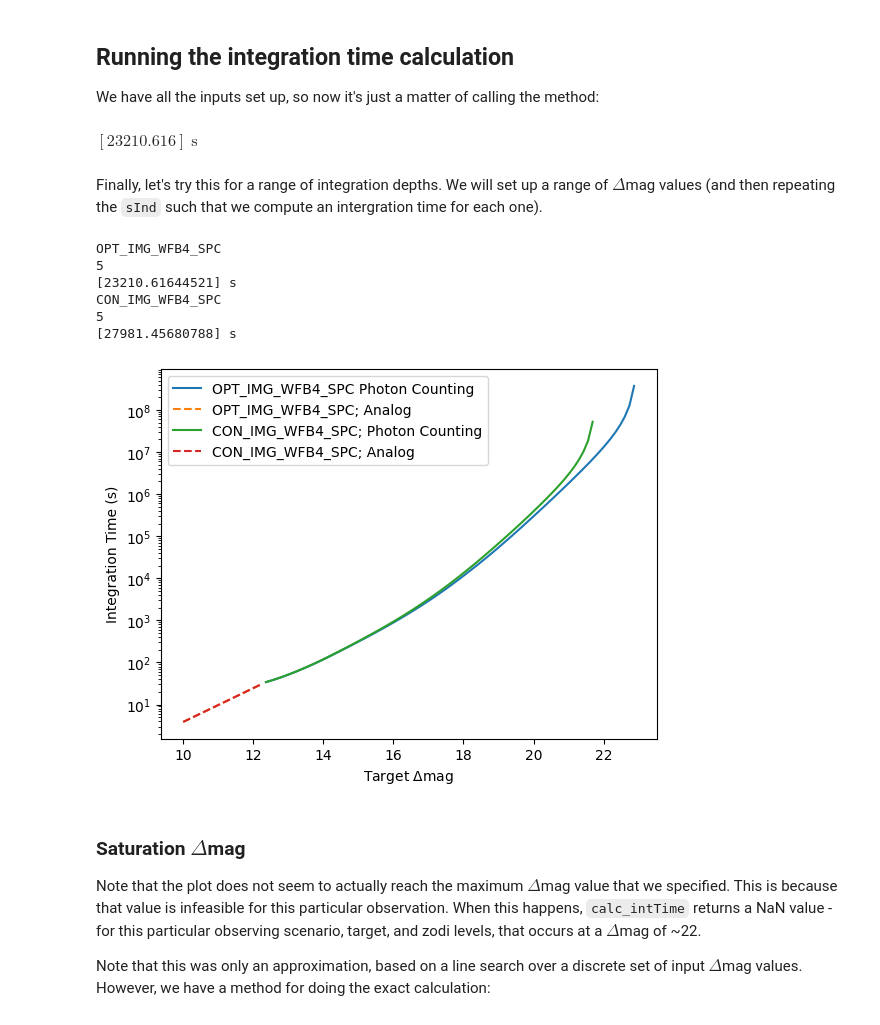
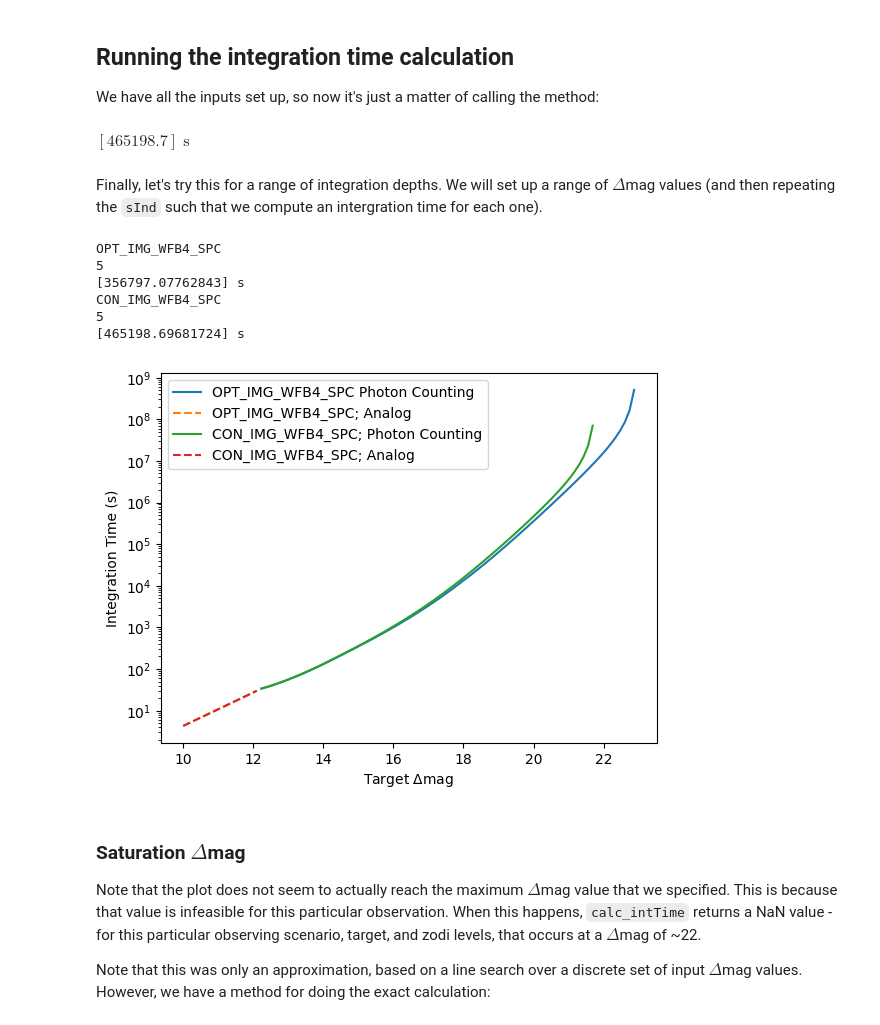
Before and after one commit to ChenXie-astro/corgietc, a Jupyter notebook: 01_Anatomy_of_an_Integration_Time_Calculation_HD163296.ipynb, the cells around one changed output. Drawn from its saved outputs; the diff is of its cells as text; code cells hidden in the pictures.

```diff
--- a/01_Anatomy_of_an_Integration_Time_Calculation_HD163296.ipynb
+++ b/01_Anatomy_of_an_Integration_Time_Calculation_HD163296.ipynb
@@ -248,6 +248,6 @@ CON_SPEC_NFB3_SPC
 # %% [markdown]
 We will pick the first mode from the list - optimistic HLC with imaging in Band 1:
 # %%
-mode = OS.observingModes[2]
+mode = OS.observingModes[3]
 print(mode)
 # %% [output]
@@ -276,14 +276,14 @@ There was a lot going on in that last call - basically, `TL.JEZ0` is a dictionar
 ### 5. `dMag`
 We will just set this to an arbitrary value for now (again selected to match ``cgi_noise`` test defaults.
 # %%
-# dMag = np.array([17.05])
-dMag = np.array([18.47])
+dMag = np.array([17.05])
+# dMag = np.array([18.47])
 # %% [markdown]
 ### 6. `WA`
 
 We wish to use 7.5 $\lambda/D$ as the coronagraph operating point (again matching ``cgi_noise`` test defaults). The input needs to have physical angle values, so we will scale it by the mode's wavelength and the Roman primary diameter:
 # %%
-# WA = np.array([9]) * (mode["lam"]/OS.pupilDiam).to(u.arcsec, equivalencies=u.dimensionless_angles()) #HD163296
-WA = np.array([12.62]) * (mode["lam"]/OS.pupilDiam).to(u.arcsec, equivalencies=u.dimensionless_angles())  #HD191089
+WA = np.array([9]) * (mode["lam"]/OS.pupilDiam).to(u.arcsec, equivalencies=u.dimensionless_angles()) #HD163296
+# WA = np.array([12.62]) * (mode["lam"]/OS.pupilDiam).to(u.arcsec, equivalencies=u.dimensionless_angles())  #HD191089
 WA
 # %% [output]
@@ -298,52 +298,53 @@ We have all the inputs set up, so now it's just a matter of calling the method:
 intTimes = OS.calc_intTime(TL, sInds, fZ, JEZ, dMag, WA, mode, TK=TK)
 intTimes.to(u.s)
 # %% [output]
-$[23210.616] \; \mathrm{s}$
+$[465198.7] \; \mathrm{s}$
 # %% [markdown]
 Finally, let's try this for a range of integration depths.  We will set up a range of $\Delta$mag values (and then repeating the `sInd` such that we compute an intergration time for each one).
 # %%
 dMags = np.linspace(10, 23, 100)
 
-
-mode1 = OS.observingModes[2]
-print(mode1["Scenario"])
+mode1 = list(filter(lambda mode: mode['Scenario'] == 'OPT_IMG_WFB4_SPC', OS.observingModes))[0]
+mode1["Scenario"]
 mode1["SNR"] = 5
 print(mode1["SNR"])
 
 Cp1, Cb1, Csp1, extra1 = OS.Cp_Cb_Csp(TL, [sInds]*len(dMags), fZ, JEZ, dMags, WA, mode1, TK=TK, returnExtra=True)
 OS.forcePhotonCounting = False
 intTimes_auto1 = OS.calc_intTime(TL, [sInds]*len(dMags), fZ, JEZ, dMags, WA, mode1, TK=TK)
 print(OS.calc_intTime(TL, sInds, fZ, JEZ, dMag, WA, mode1, TK=TK).to(u.s))
 
 
-mode2 = OS.observingModes[3]
-print(mode2["Scenario"])
+# mode2 = OS.observingModes[3]
+# print(mode2["Scenario"])
+mode2 = list(filter(lambda mode: mode['Scenario'] == 'CON_IMG_WFB4_SPC', OS.observingModes))[0]
+mode2["Scenario"]
 mode2["SNR"] = 5
 print(mode2["SNR"])
 
 Cp2, Cb2, Csp2, extra2 = OS.Cp_Cb_Csp(TL, [sInds]*len(dMags), fZ, JEZ, dMags, WA, mode2, TK=TK, returnExtra=True)
 OS.forcePhotonCounting = False
 intTimes_auto2 = OS.calc_intTime(TL, [sInds]*len(dMags), fZ, JEZ, dMags, WA, mode2, TK=TK)
 print(OS.calc_intTime(TL, sInds, fZ, JEZ, dMag, WA, mode2, TK=TK).to(u.s))
 
 plt.figure()
 plt.semilogy(dMags[extra1["photonCounting"]], intTimes_auto1[extra1["photonCounting"]].to(u.s), label="{0} Photon Counting".format(mode1["Scenario"]))
 plt.semilogy(dMags[~extra1["photonCounting"]], intTimes_auto1[~extra1["photonCounting"]].to(u.s), '--', label="{0}; Analog".format(mode1["Scenario"]))
 
 plt.semilogy(dMags[extra2["photonCounting"]], intTimes_auto2[extra2["photonCounting"]].to(u.s), label="{0}; Photon Counting".format(mode2["Scenario"]))
 plt.semilogy(dMags[~extra2["photonCounting"]], intTimes_auto2[~extra2["photonCounting"]].to(u.s), '--', label="{0}; Analog".format(mode2["Scenario"]))
 
 plt.xlabel(r"Target $\Delta$mag")
 plt.ylabel(f"Integration Time ({intTimes_auto1.to(u.s).unit})")
 plt.legend();
 # %% [output]
 OPT_IMG_WFB4_SPC
 5
-[23210.61644521] s
+[356797.07762843] s
 CON_IMG_WFB4_SPC
 5
-[27981.45680788] s
+[465198.69681724] s
-[figure, old version]
+[figure, new version]
 # %% [markdown]
 ### Saturation $\Delta$mag
 
```
Also changed, not shown: parts of 4 cells of this notebook.
